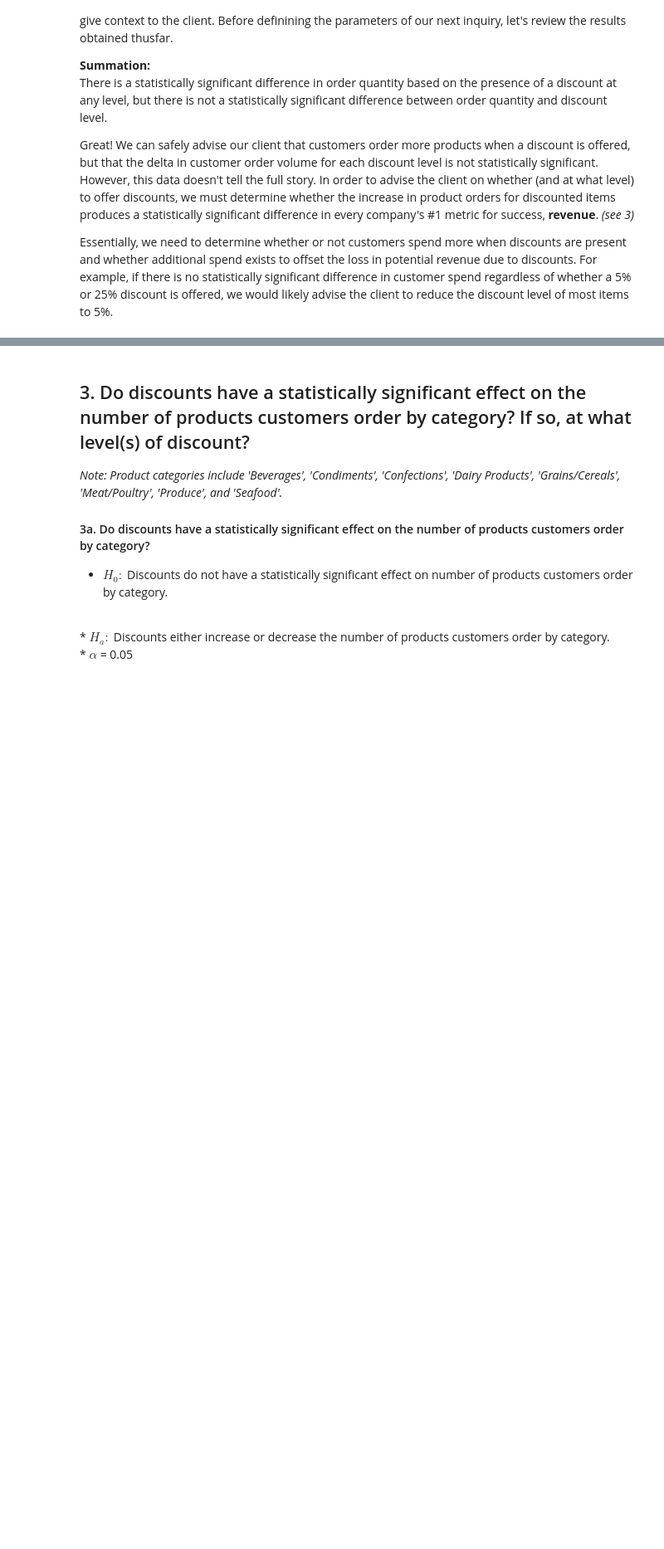
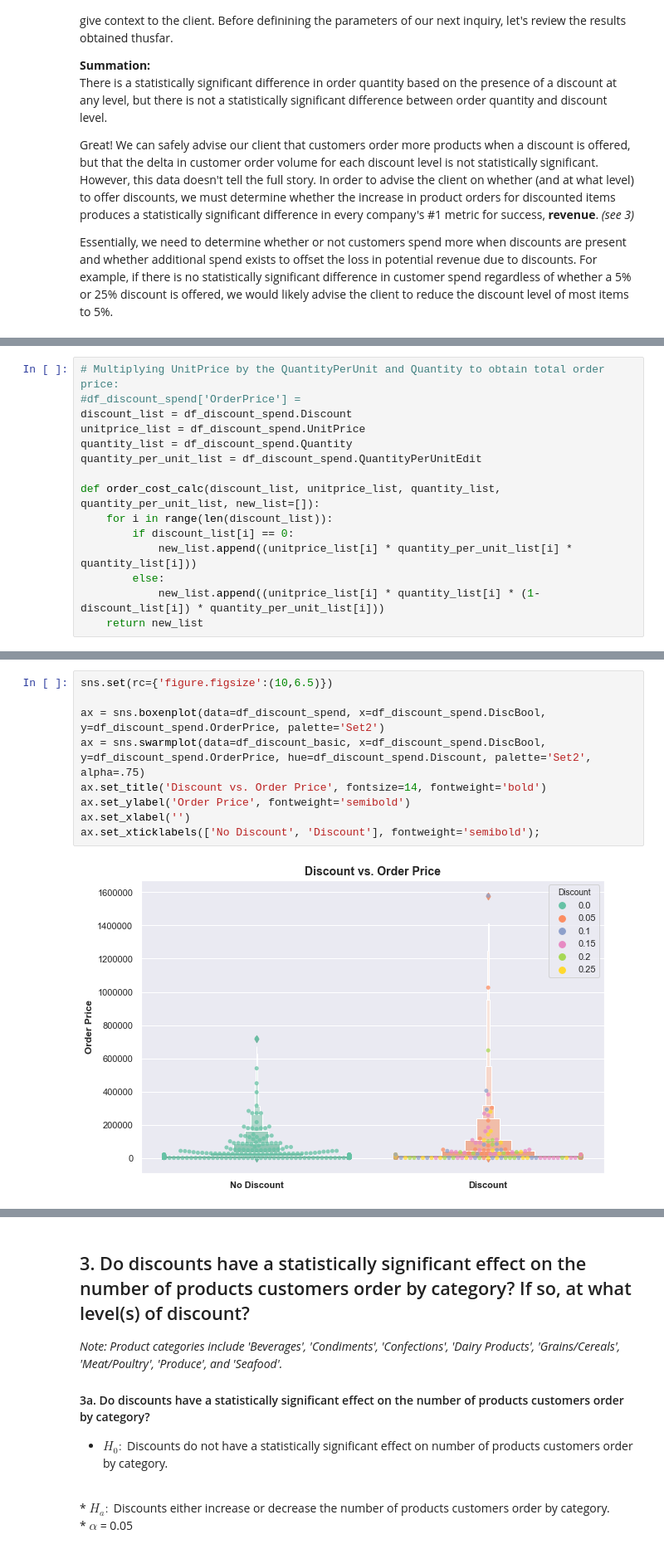
Before and after one commit to pawoody/dsc-2-final-project-online-ds-ft-041519, a Jupyter notebook: Mod 2 Project.ipynb, the cells around one changed output, grey strips where cells are left out. Shown at 83% size. Drawn from its saved outputs; the diff is of its cells as text; blank space fills up the shorter version.

```diff
--- a/Mod 2 Project.ipynb
+++ b/Mod 2 Project.ipynb
@@ -1292,0 +1417,15 @@ Essentially, we need to determine whether or not customers spend more when disco
+# %%
+# Multiplying UnitPrice by the QuantityPerUnit and Quantity to obtain total order price:
+#df_discount_spend['OrderPrice'] =
+discount_list = df_discount_spend.Discount
+unitprice_list = df_discount_spend.UnitPrice
+quantity_list = df_discount_spend.Quantity
+quantity_per_unit_list = df_discount_spend.QuantityPerUnitEdit
+
+def order_cost_calc(discount_list, unitprice_list, quantity_list, quantity_per_unit_list, new_list=[]):
+    for i in range(len(discount_list)):
+        if discount_list[i] == 0:
+            new_list.append((unitprice_list[i] * quantity_per_unit_list[i] * quantity_list[i]))
+        else:
+            new_list.append((unitprice_list[i] * quantity_list[i] * (1-discount_list[i]) * quantity_per_unit_list[i]))
+    return new_list
@@ -1292,0 +1558,11 @@ Essentially, we need to determine whether or not customers spend more when disco
+# %%
+sns.set(rc={'figure.figsize':(10,6.5)})
+
+ax = sns.boxenplot(data=df_discount_spend, x=df_discount_spend.DiscBool, y=df_discount_spend.OrderPrice, palette='Set2')
+ax = sns.swarmplot(data=df_discount_basic, x=df_discount_spend.DiscBool, y=df_discount_spend.OrderPrice, hue=df_discount_spend.Discount, palette='Set2', alpha=.75)
+ax.set_title('Discount vs. Order Price', fontsize=14, fontweight='bold')
+ax.set_ylabel('Order Price', fontweight='semibold')
+ax.set_xlabel('')
+ax.set_xticklabels(['No Discount', 'Discount'], fontweight='semibold');
+# %% [output]
+[figure, added]
```
Also changed, not shown: parts of 91 cells of this notebook.
